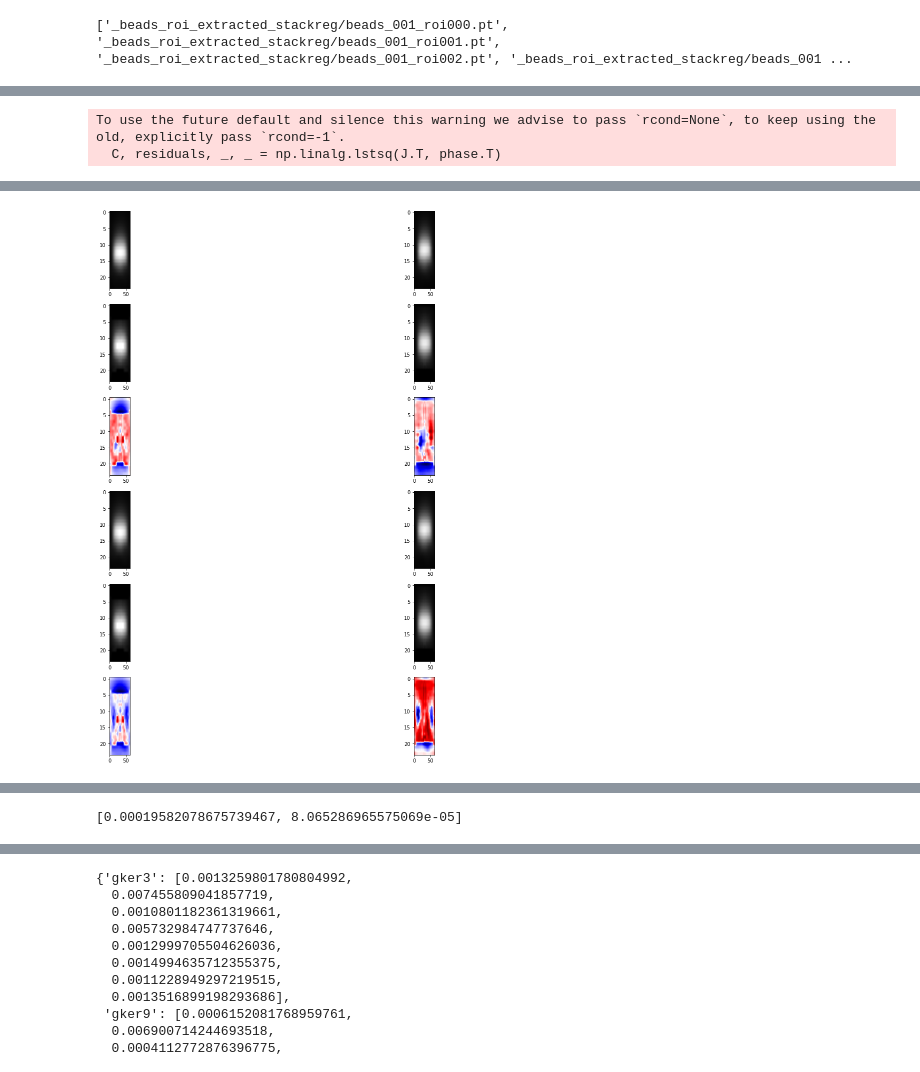
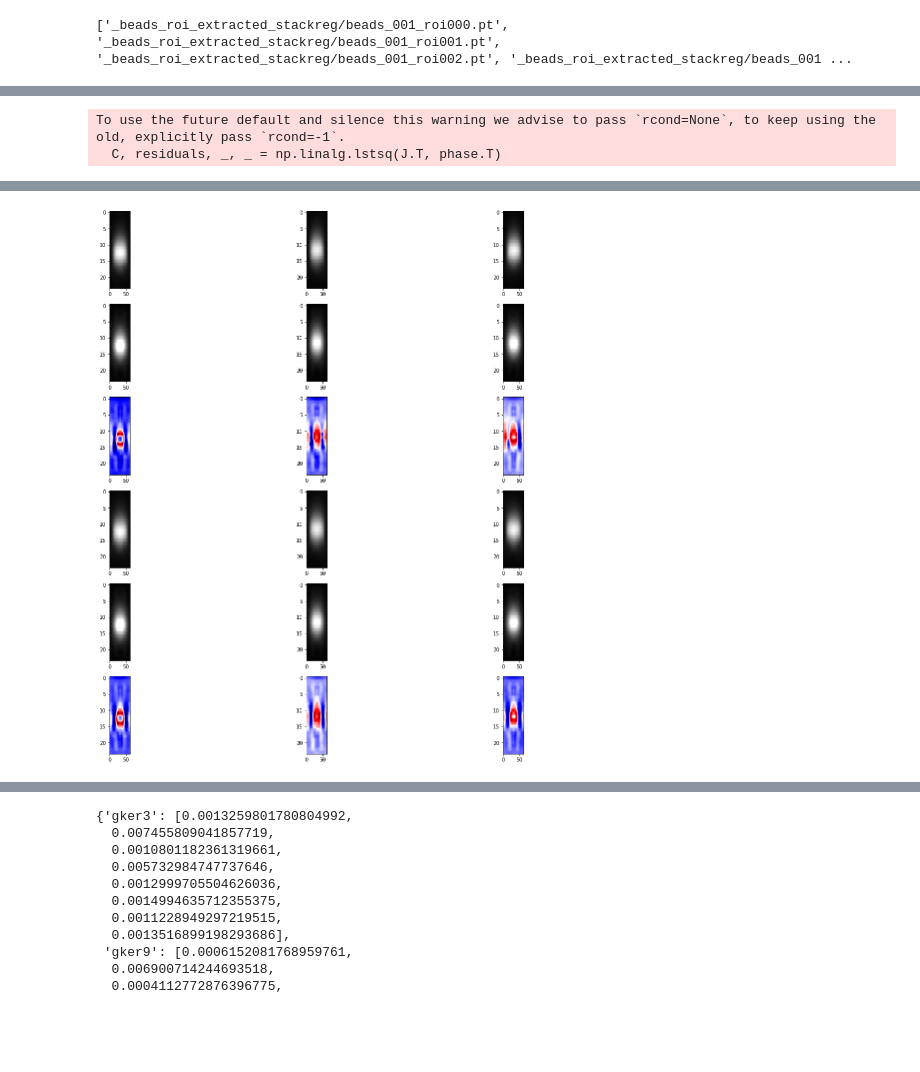
Before and after one commit to HaLU-9000/JNet, a Jupyter notebook: fitting18.ipynb, the cells around one changed output, grey strips where cells are left out. Cells and saved outputs as stored; diff of their text form; code cells hidden in the pictures; blank space fills up the shorter version.

```diff
--- a/fitting18.ipynb
+++ b/fitting18.ipynb
@@ -107,6 +107,7 @@ class Blur(nn.Module):
         self.init_psf_rz = torch.tensor(psf_model.PSF_rz, requires_grad=True).float().to(self.device)
         self.psf_rz      = nn.Parameter(self.init_psf_rz.detach().clone())
         self.psf_rz_s0   = self.psf_rz.shape[0]
+        self.size_z = params["size_z"]
         xy               = torch.meshgrid(torch.arange(params["size_y"]),
                                           torch.arange(params["size_x"]),
                                           indexing='ij')
@@ -130,6 +131,7 @@ class Blur(nn.Module):
         psf = torch.gather(self.psf_rz, 1, self.r_index_fe)
         psf = psf / torch.sum(psf)
         psf = psf.reshape(self.psf_rz_s0, self.rps0, self.rps1)
+        psf = F.upsample(psf[None, None, :], size=(self.size_z, self.rps0, self.rps1))[0, 0]
         if self.use_fftconv:
             _x   = fft_conv(signal  = x                                    ,
                             kernel  = psf                                  ,
@@ -180,7 +182,7 @@ class GibsonLanniModel():
     def __init__(self, params):
         size_x = params["size_x"]#256 # # # # param # # # #
         size_y = params["size_y"]#256 # # # # param # # # #
-        size_z = params["size_z"]#128 # # # # param # # # #
+        size_z = params["size_z"] // params["scale"]#128 # # # # param # # # #
 
         # Precision control
         num_basis    = 100  # Number of rescaled Bessels that approximate the phase function
@@ -290,0 +335,9 @@ class ImagingProcess(nn.Module):
+# %%
+dirpath = "_beads_roi_extracted_stackreg"
+#label = torch.load(bead, map_location="cuda").to(torch.float32)
+blur = ImagingProcess(params)
+optimizer = torch.optim.Adam(blur.parameters(), lr=1e-2)
+#print(bead[21:-3])
+plt.figure(figsize=(10, 10))
+plt.imshow(blur.blur.show_psf_3d()[:, :, 25].detach().cpu().numpy(), aspect=10)
+plt.show()
@@ -292,8 +349,8 @@ class ImagingProcess(nn.Module):
 device = 'cuda' if torch.cuda.is_available() else 'cpu'
 obj = data.to(device)
 scale_factor = [10, 1, 1]
-kernels = [31, 51]
-lossnames = ["gker31", "gker51"]
+kernels = [51]
+lossnames = ["gker51"]
 dc = {}
 z = 201
 for ker, lossname in zip(kernels, lossnames):
@@ -340,7 +397,7 @@ for ker, lossname in zip(kernels, lossnames):
         optimizer = torch.optim.Adam(blur.parameters(), lr=1e-2)
         print(bead[21:-3])
         loss = train_loop(obj, blur, label, optimizer, 1000)
-        torch.save(blur.state_dict(), )
+#        torch.save(blur.state_dict(), )
         label = label.detach().to("cpu")
         x_label = label[0, :, 64, 32:96]
         y_label = label[0, :, 32:96, 64]
@@ -382 +439 @@ epoch 900, loss 0.00006963
-[figure, old version]
+[figure, new version]
@@ -401,3 +441,2 @@ epoch 900, loss 0.00008611
-[0.00019582078675739467, 8.065286965575069e-05]
 # %%
 plt.figure(figsize=(10, 10))
```
Also changed, not shown: parts of 4 cells of this notebook, 2 other files.
